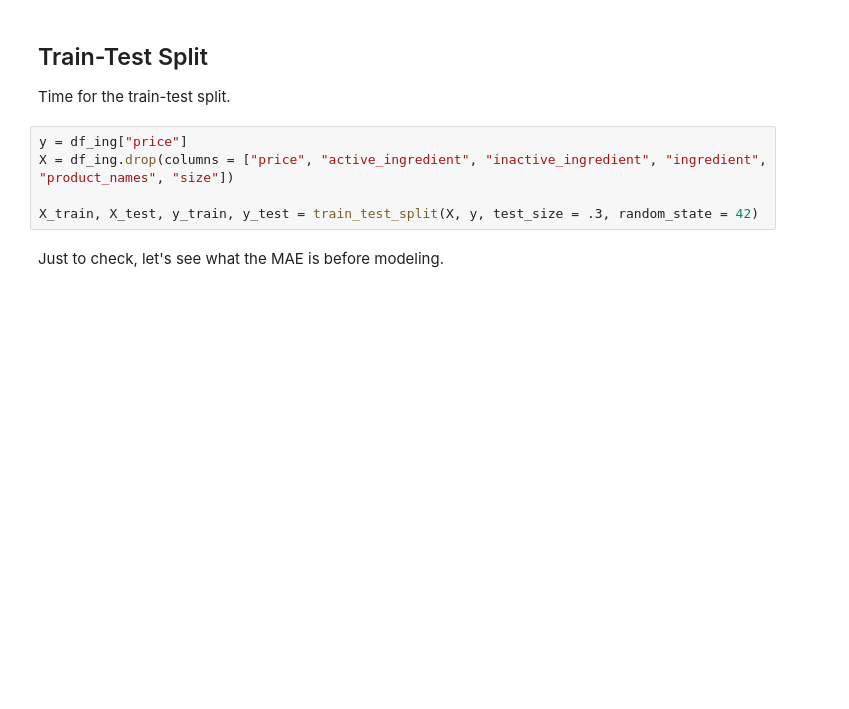
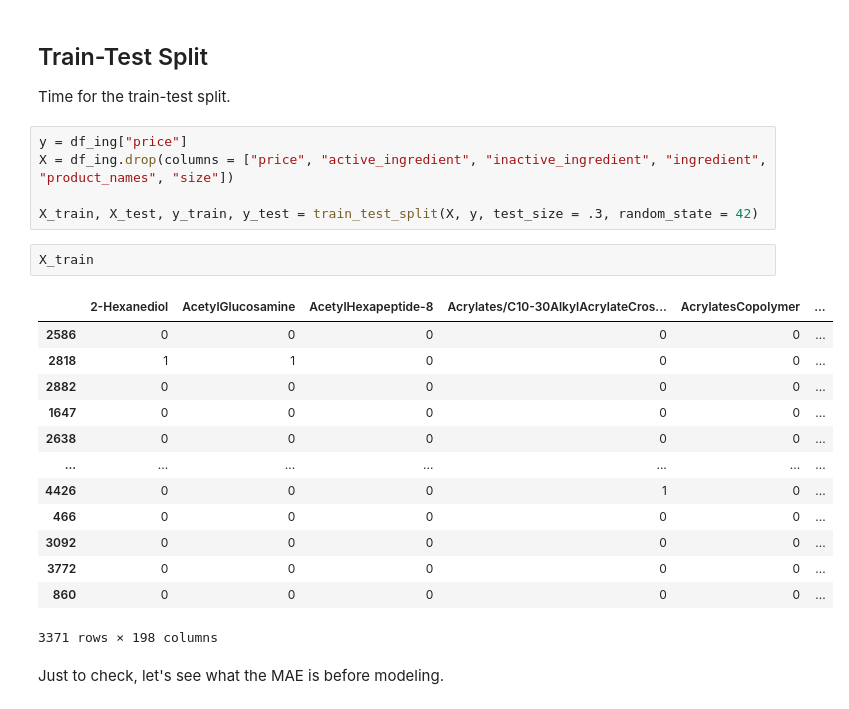
Before and after one commit to npagrawal/Product-Price-Prediction-Advanced-Machine-Learning, a Jupyter notebook: Analysis_Notebook.ipynb, the cells around one changed output. Saved outputs shown, nothing was run; the diff lists cells and outputs as text; blank space fills up the shorter version.

```diff
--- a/Analysis_Notebook.ipynb
+++ b/Analysis_Notebook.ipynb
@@ -439,6 +444,22 @@ y = df_ing["price"]
 X = df_ing.drop(columns = ["price", "active_ingredient", "inactive_ingredient", "ingredient", "product_names", "size"])
 
 X_train, X_test, y_train, y_test = train_test_split(X, y, test_size = .3, random_state = 42)
+# %%
+X_train
+# %% [output]
+|  | 2-Hexanediol | AcetylGlucosamine | AcetylHexapeptide-8 | Acrylates/C10-30AlkylAcrylateCros... | AcrylatesCopolymer | ... |
+| 2586 | 0 | 0 | 0 | 0 | 0 | ... |
+| 2818 | 1 | 1 | 0 | 0 | 0 | ... |
+| 2882 | 0 | 0 | 0 | 0 | 0 | ... |
+| 1647 | 0 | 0 | 0 | 0 | 0 | ... |
+| 2638 | 0 | 0 | 0 | 0 | 0 | ... |
+| ... | ... | ... | ... | ... | ... | ... |
+| 4426 | 0 | 0 | 0 | 1 | 0 | ... |
+| 466 | 0 | 0 | 0 | 0 | 0 | ... |
+| 3092 | 0 | 0 | 0 | 0 | 0 | ... |
+| 3772 | 0 | 0 | 0 | 0 | 0 | ... |
+| 860 | 0 | 0 | 0 | 0 | 0 | ... |
+3371 rows × 198 columns
 # %% [markdown]
 Just to check, let's see what the MAE is before modeling.
 # %%
```
Also changed, not shown: parts of 40 cells of this notebook, 5 other files.
